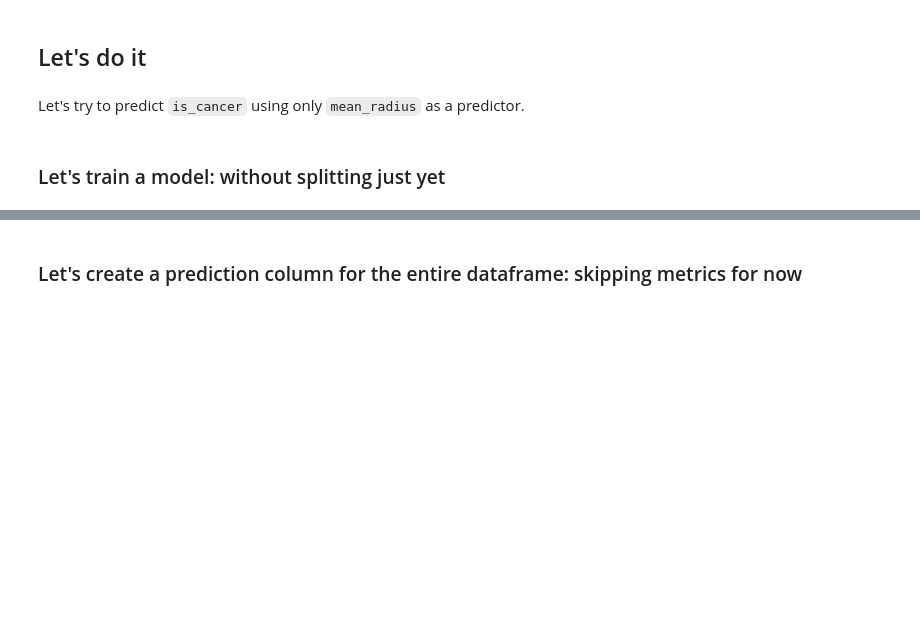
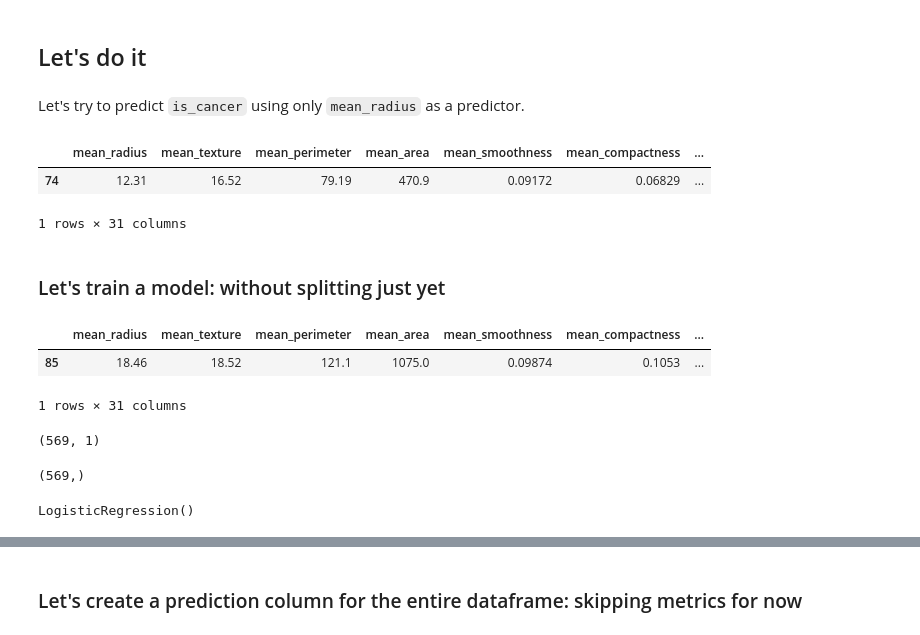
Before and after one commit to Ironhack-data-bcn-april-2023/lectures, a Jupyter notebook: week-7/03-Classification.ipynb, the cells around one changed output, grey strips where cells are left out. Drawn from its saved outputs; the diff is of its cells as text; code cells hidden in the pictures; blank space fills up the shorter version.

```diff
--- a/week-7/03-Classification.ipynb
+++ b/week-7/03-Classification.ipynb
@@ -81,6 +103,12 @@ https://stackoverflow.com/questions/12146914/what-is-the-difference-between-line
 ## Let's do it
 # %% [markdown]
 Let's try to predict `is_cancer` using only `mean_radius` as a predictor.
+# %%
+df.sample()
+# %% [output]
+|  | mean_radius | mean_texture | mean_perimeter | mean_area | mean_smoothness | mean_compactness | ... |
+| 74 | 12.31 | 16.52 | 79.19 | 470.9 | 0.09172 | 0.06829 | ... |
+1 rows × 31 columns
 # %% [markdown]
 ### Let's train a model: without splitting just yet
 # %%
@@ -87,0 +121,6 @@ from sklearn.linear_model import LogisticRegression #instead of LinearRegression
+# %%
+df.sample() # mean radius & is_cancer
+# %% [output]
+|  | mean_radius | mean_texture | mean_perimeter | mean_area | mean_smoothness | mean_compactness | ... |
+| 85 | 18.46 | 18.52 | 121.1 | 1075.0 | 0.09874 | 0.1053 | ... |
+1 rows × 31 columns
@@ -87,0 +130,12 @@ from sklearn.linear_model import LogisticRegression #instead of LinearRegression
+# %%
+X.shape
+# %% [output]
+(569, 1)
+# %%
+y.shape
+# %% [output]
+(569,)
+# %%
+lr.fit(X, y)
+# %% [output]
+LogisticRegression()
```
Also changed, not shown: parts of 49 cells of this notebook.
